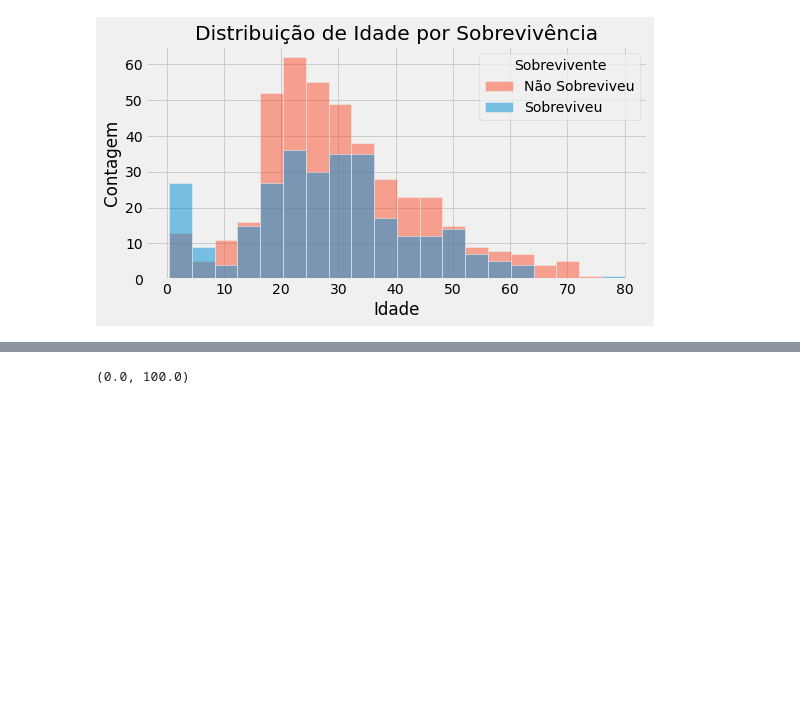
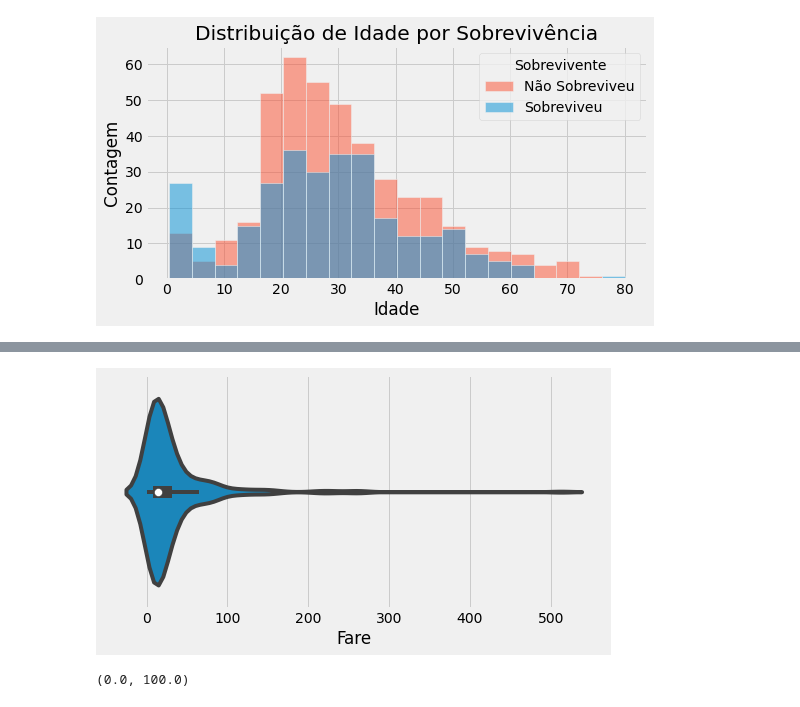
Before and after one commit to MarcosEduard0/Competicao-Tatanic, a Jupyter notebook: Análise do Titanic.ipynb, the cells around one changed output, grey strips where cells are left out. Cells and saved outputs as stored; diff of their text form; code cells hidden in the pictures; blank space fills up the shorter version.

```diff
--- a/Análise do Titanic.ipynb
+++ b/Análise do Titanic.ipynb
@@ -248,3 +237,9 @@ Name: Survived, dtype: float64
+# %%
+plt.figure(figsize=(8, 4))
+sns.violinplot(data=treino, x='Fare')
+plt.show()
+# %% [output]
+[figure, added]
 # %%
 plt.figure(figsize=(8, 4))
 sns.boxplot(data=treino, x='Age', y='Sex', orient='h')
```
Also changed, not shown: parts of 21 cells of this notebook, 7 other files.
